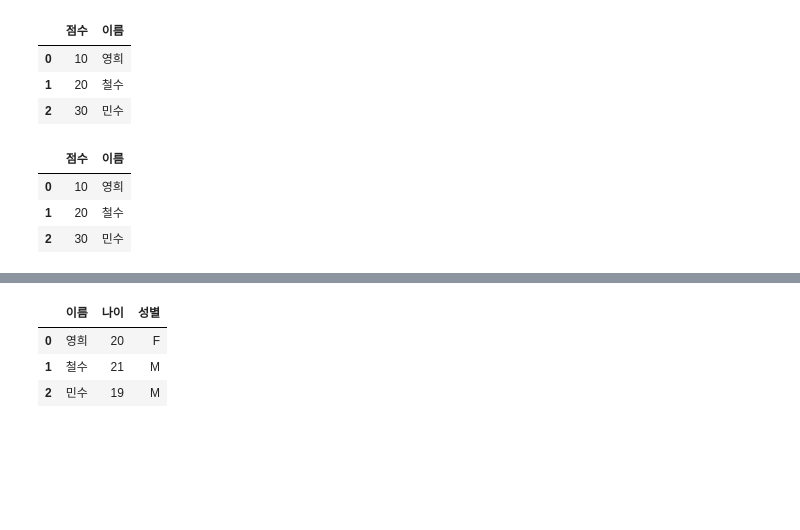
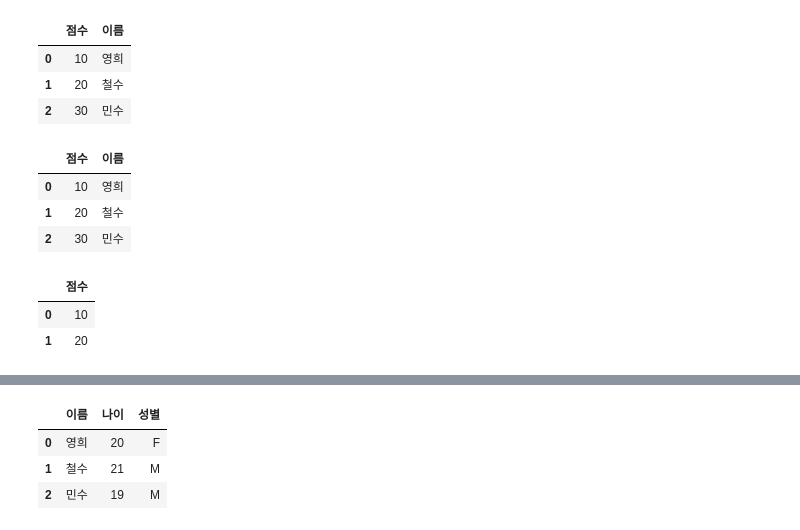
Before and after one commit to positivemultiplier/LG_DX_SCHOOL, a Jupyter notebook: 01_Foundation/python_lib/[보충실습자료]Pandas 개념 꽉 잡기(수정_공유용).ipynb, the cells around one changed output, grey strips where cells are left out. Cells and saved outputs as stored; diff of their text form; code cells hidden in the pictures; blank space fills up the shorter version.

```diff
--- a/01_Foundation/python_lib/[보충실습자료]Pandas 개념 꽉 잡기(수정_공유용).ipynb
+++ b/01_Foundation/python_lib/[보충실습자료]Pandas 개념 꽉 잡기(수정_공유용).ipynb
@@ -254,22 +272,38 @@ df2
 | 0 | 10 | 영희 |
 | 1 | 20 | 철수 |
 | 2 | 30 | 민수 |
+# %%
+df2 = pd.DataFrame({
+    "점수": [10, 20, 30],
+    "이름": ["영희", "철수", "민수"]
+})
+display(df2)
+# %% [output]
+|  | 점수 | 이름 |
+| 0 | 10 | 영희 |
+| 1 | 20 | 철수 |
+| 2 | 30 | 민수 |
 # %%
 # 🎈 연습 - 위에 있는 df2를 기준으로 인덱싱 연습하기
 ## 1.   '철수'의 행을 출력해보세요.
+df2.loc[1]
 
 ## 2. 전체 이름(영희, 철수, 민수)만 출력해보세요. 출력형태는 시리즈입니다.
-
+df2["이름"]
+df2.loc[:, "이름"]
+df2.iloc[:, 1]
 
 ## 3. 전체 이름(영희, 철수, 민수)만 출력해보세요. 출력형태는 데이터프레임입니다.
-
+df2[["이름"]]
+df2.loc[:, ["이름"]]
+df2.iloc[:, [1]]
 
 ## 4. 인덱스 번호 첫 번째와 두 번째 행만 선택해보세요.
-
+df2.iloc[0:2] # iloc 끝값이 포함되지 않기 때문에, 한개 더 크게 입력
 
 ## 3. 인덱스 번호 첫 번째와 두 번째 행의 점수만 선택해보세요.
+df2.iloc[0:2, [0]]
 # %% [output]
-|  | 점수 | 이름 |
-| 0 | 10 | 영희 |
-| 1 | 20 | 철수 |
-| 2 | 30 | 민수 |
+|  | 점수 |
+| 0 | 10 |
+| 1 | 20 |
```
Also changed, not shown: parts of 21 cells of this notebook, 13 other files.
